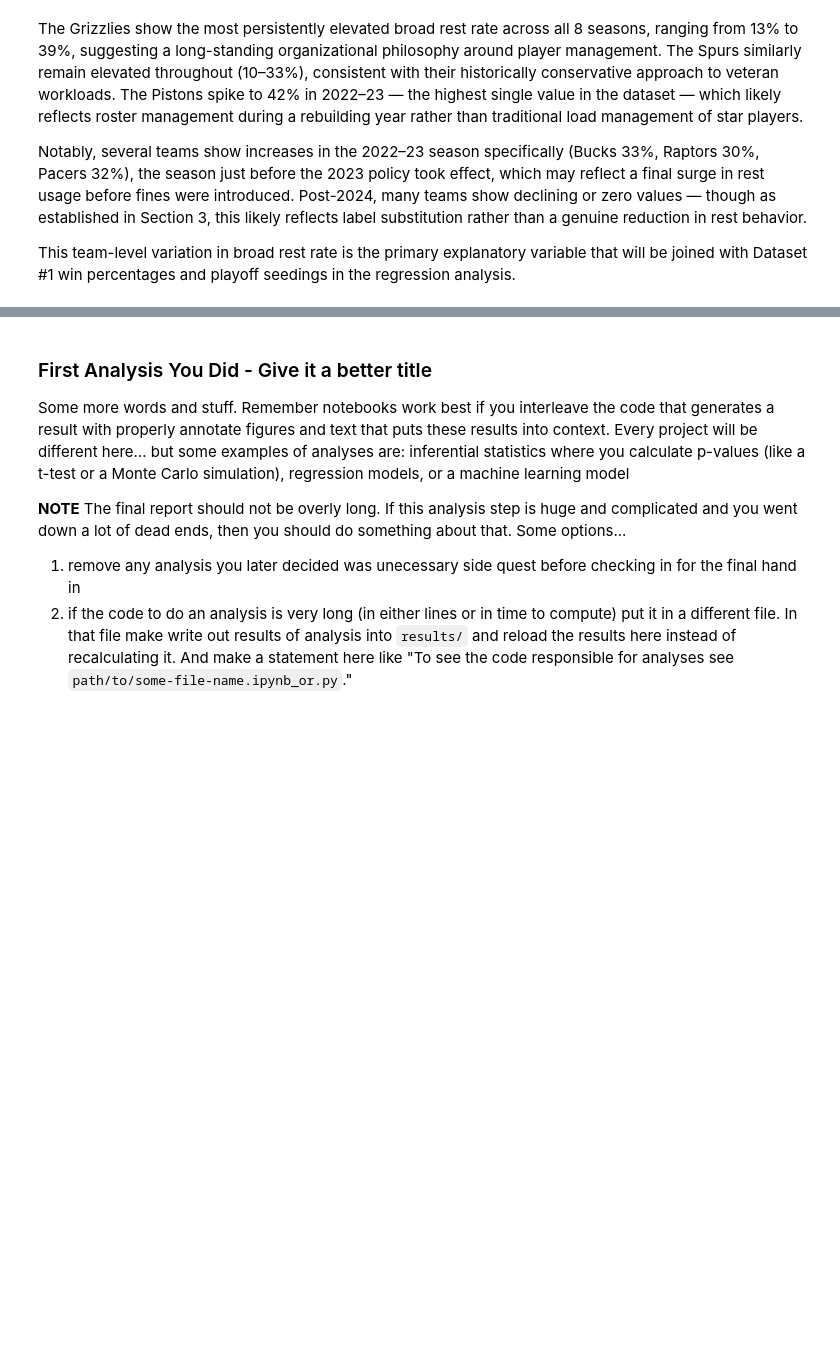
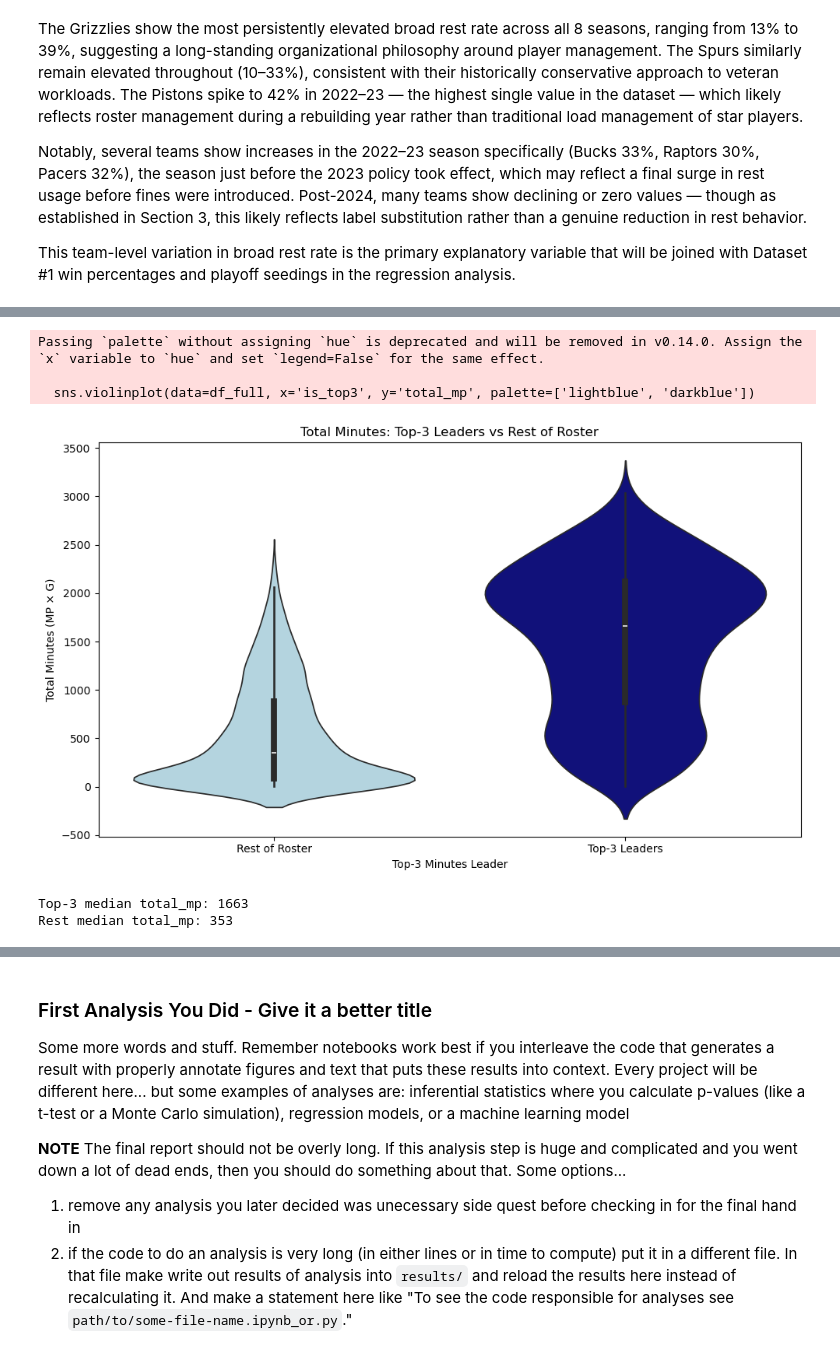
Before and after one commit to COGS108/Group-SP26-082, a Jupyter notebook: 03-FinalProject.ipynb, the cells around one changed output, grey strips where cells are left out. Cells and saved outputs as stored; diff of their text form; code cells hidden in the pictures; blank space fills up the shorter version.

```diff
--- a/03-FinalProject.ipynb
+++ b/03-FinalProject.ipynb
@@ -990,0 +1034,23 @@ be joined with Dataset #1 win percentages and playoff seedings in the regression
+# %%
+# Compare total minutes for top-3 leaders vs all other players
+top3_players = set(df_top3['Player'])
+df_full['is_top3'] = df_full['Player'].isin(top3_players)
+
+plt.figure(figsize=(10, 6))
+sns.violinplot(data=df_full, x='is_top3', y='total_mp', palette=['lightblue', 'darkblue'])
+plt.xlabel('Top-3 Minutes Leader')
+plt.ylabel('Total Minutes (MP × G)')
+plt.title('Total Minutes: Top-3 Leaders vs Rest of Roster')
+plt.xticks([0, 1], ['Rest of Roster', 'Top-3 Leaders'])
+plt.tight_layout()
+plt.show()
+
+print(f"Top-3 median total_mp: {df_full[df_full['is_top3']]['total_mp'].median():.0f}")
+print(f"Rest median total_mp: {df_full[~df_full['is_top3']]['total_mp'].median():.0f}")
+# %% [output]
+Passing `palette` without assigning `hue` is deprecated and will be removed in v0.14.0. Assign the `x` variable to `hue` and set `legend=False` for the same effect.
+
+  sns.violinplot(data=df_full, x='is_top3', y='total_mp', palette=['lightblue', 'darkblue'])
+[figure, added]
+Top-3 median total_mp: 1663
+Rest median total_mp: 353
```
Also changed, not shown: parts of 12 cells of this notebook.
